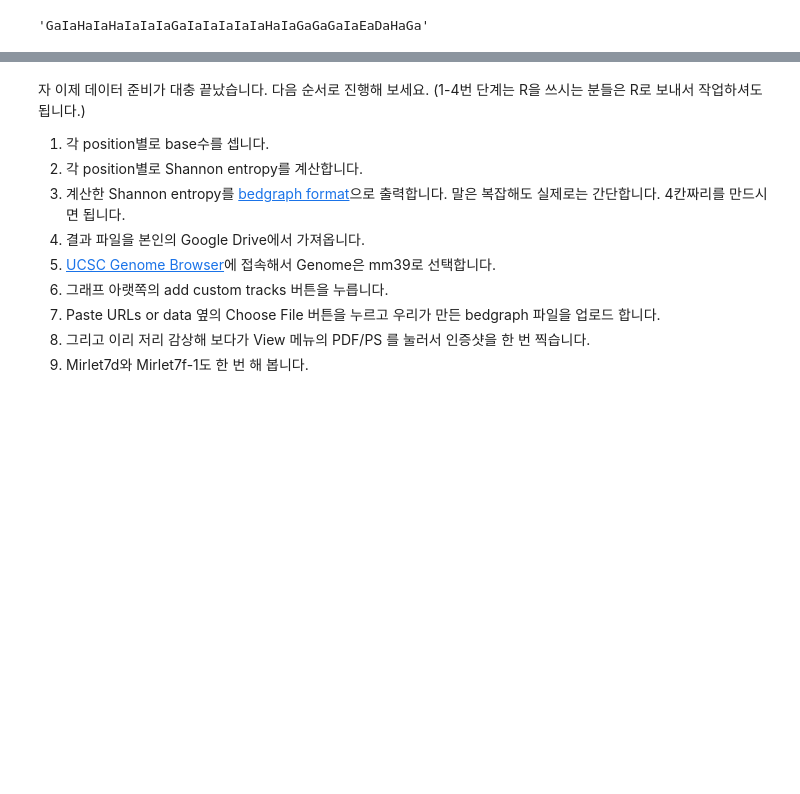
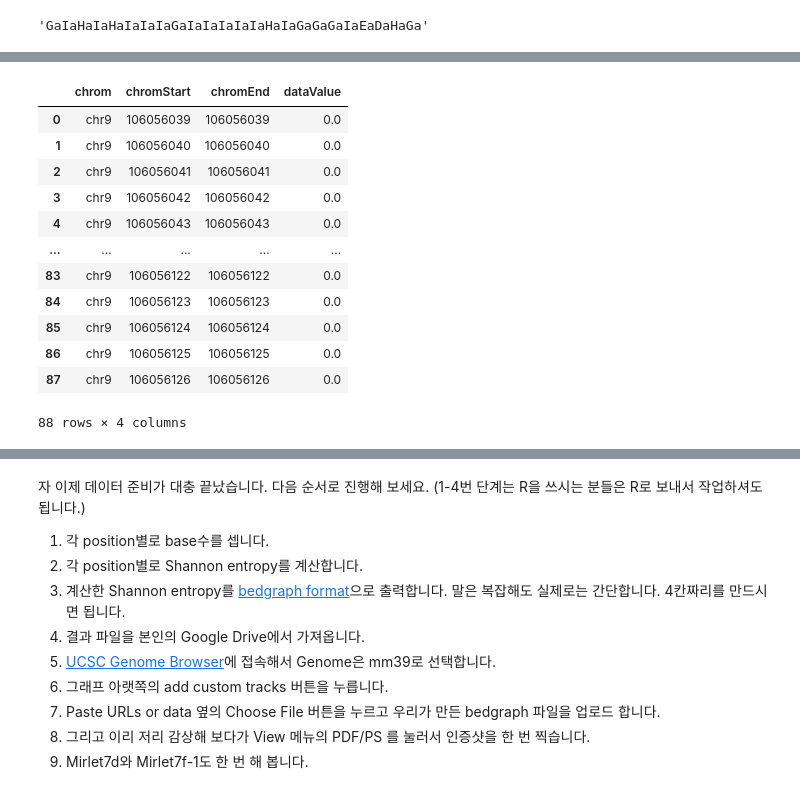
Before and after one commit to garden186/binfo1, a Jupyter notebook: CoLab_TermProj_2022_3.ipynb, the cells around one changed output, grey strips where cells are left out. Saved outputs shown, nothing was run; the diff lists cells and outputs as text; code cells hidden in the pictures; blank space fills up the shorter version.

```diff
--- a/CoLab_TermProj_2022_3.ipynb
+++ b/CoLab_TermProj_2022_3.ipynb
@@ -390,3 +506,41 @@ pileup_let7f1[pileup_let7f1['pos'] == 48691305].iloc[0]['matches']
 pileup_let7d[pileup_let7d['pos'] == 48689488].iloc[0]['matches']
 # %% [output]
 'GaIaHaIaHaIaIaIaGaIaIaIaIaIaHaIaGaGaGaIaEaDaHaGa'
+# %%
+# function of shannon entropy
+# sum of possibility for base(A,G,T,C) at each position
+# calculate H : -sum(P(X)*log2(P(X)))
+
+from scipy.stats import entropy
+
+def s_entropy(base):
+
+  base_dict = {'A':0, 'G':0, 'T':0, 'C':0}
+
+  for i in range(len(base)):
+    if base[i] == 'A':
+      base_dict[base[i]] += 1
+    elif base[i] == 'G':
+      base_dict[base[i]] += 1
+    elif base[i] == 'T':
+      base_dict[base[i]] += 1
+    elif base[i] == 'C':
+      base_dict[base[i]] += 1
+
+  try:
+
+    base_Px = np.array([x/sum(base_dict.values()) for x in base_dict.values()], dtype=np.float16)
+
+  except ZeroDivisionError:
+    return 0.0
+
+  return entropy(np.nan_to_num(base_Px, copy=False), base=2)
+# %%
+pileup_let7g['entropy'] = 0.0
+for i in range(len(pileup_let7g['entropy'])):
+  if s_entropy(pileup_let7g['matches'][i]) == '':
+    continue
+  pileup_let7g['entropy'][i] = s_entropy(pileup_let7g['matches'][i])
+
+# test result
+pileup_let7g['entropy'][55]
@@ -392,0 +681,18 @@ pileup_let7d[pileup_let7d['pos'] == 48689488].iloc[0]['matches']
+# %%
+bed_let7g = pileup_let7g[['chrom','pos','pos','entropy']].copy()
+bed_let7g.columns = ['chrom','chromStart','chromEnd','dataValue']
+bed_let7g
+# %% [output]
+|  | chrom | chromStart | chromEnd | dataValue |
+| 0 | chr9 | 106056039 | 106056039 | 0.0 |
+| 1 | chr9 | 106056040 | 106056040 | 0.0 |
+| 2 | chr9 | 106056041 | 106056041 | 0.0 |
+| 3 | chr9 | 106056042 | 106056042 | 0.0 |
+| 4 | chr9 | 106056043 | 106056043 | 0.0 |
+| ... | ... | ... | ... | ... |
+| 83 | chr9 | 106056122 | 106056122 | 0.0 |
+| 84 | chr9 | 106056123 | 106056123 | 0.0 |
+| 85 | chr9 | 106056124 | 106056124 | 0.0 |
+| 86 | chr9 | 106056125 | 106056125 | 0.0 |
+| 87 | chr9 | 106056126 | 106056126 | 0.0 |
+88 rows × 4 columns
```
Also changed, not shown: parts of 40 cells of this notebook.
